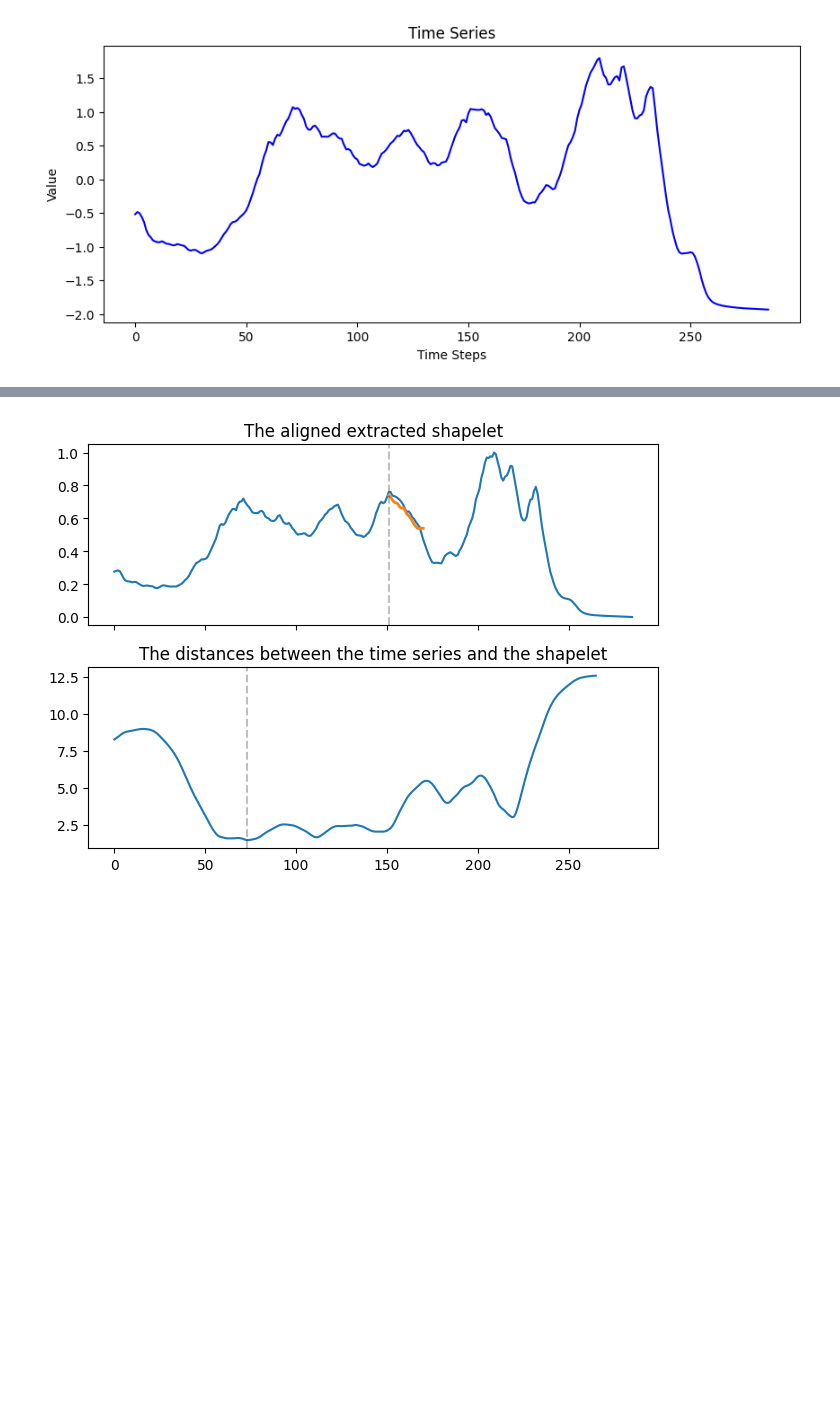
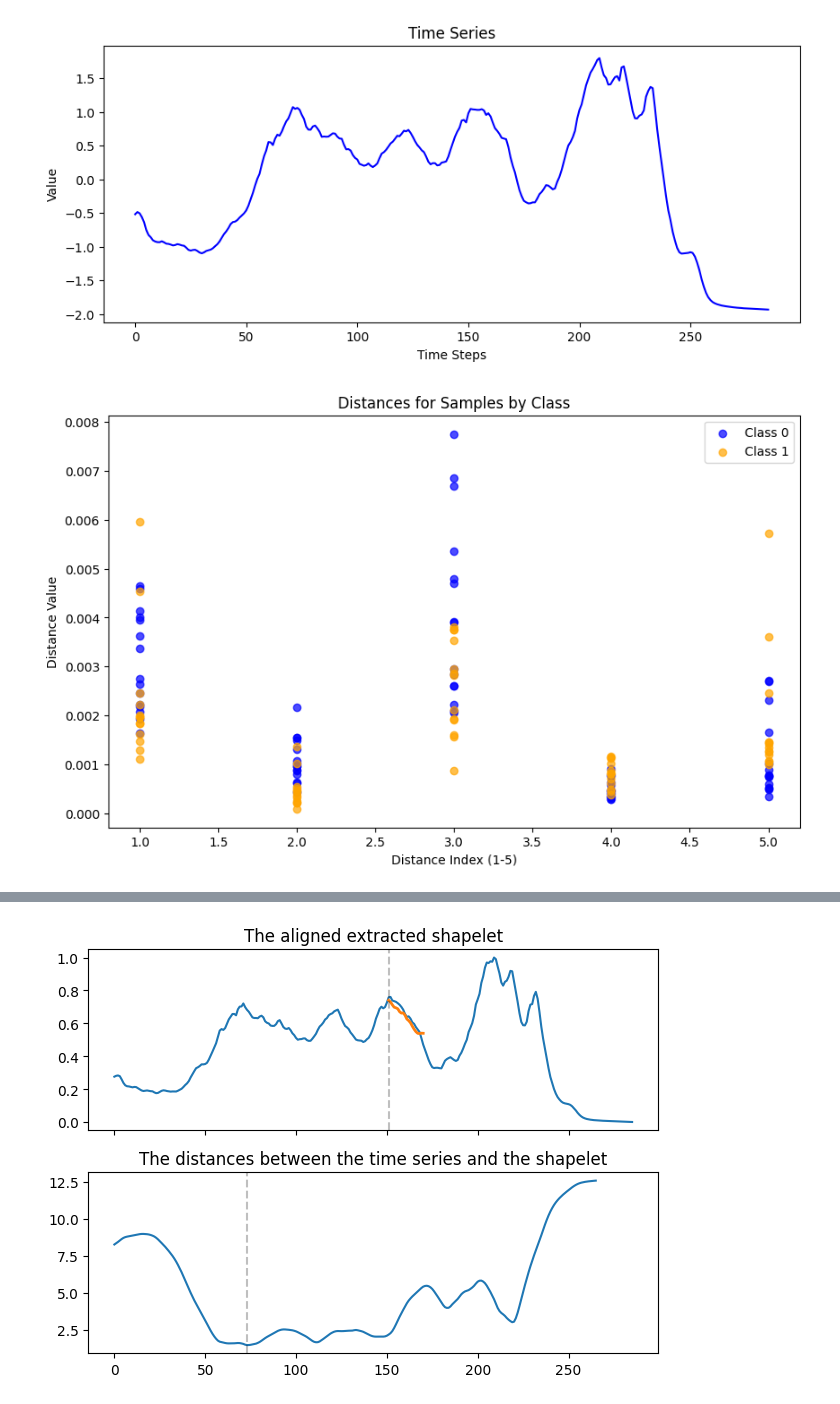
Before and after one commit to FabianWylczoch/XAI-for-Time-Series, a Jupyter notebook: LearningShapelets.ipynb, the cells around one changed output, grey strips where cells are left out. Drawn from its saved outputs; the diff is of its cells as text; code cells hidden in the pictures; blank space fills up the shorter version.

```diff
--- a/LearningShapelets.ipynb
+++ b/LearningShapelets.ipynb
@@ -63,3 +63,41 @@ plot_ts(shapelets[0])
 plot_ts(train_x[0])
 # %% [output]
 [figure]
+# %%
+distances = model.transform(test_x_scaled)
+# %%
+distances_with_label = []
+for i in range(len(distances)):
+    distances_with_label.append([distances[i], test_y[i]])
+# %%
+# Prepare data for plotting
+x = np.arange(1, 6)  # x-axis (1 to 5 for distances)
+class_0_distances = [sample[0] for sample in distances_with_label if sample[1] == 0]
+class_1_distances = [sample[0] for sample in distances_with_label if sample[1] == 1]
+
+# Plot the data
+plt.figure(figsize=(10, 6))
+
+# Plot class 0
+for distances in class_0_distances:
+    plt.scatter(x, distances, color='blue', alpha=0.7, label='Class 0')
+
+# Plot class 1
+for distances in class_1_distances:
+    plt.scatter(x, distances, color='orange', alpha=0.7, label='Class 1')
+
+# Add legend
+# Prevent duplicate legend entries
+handles, labels = plt.gca().get_legend_handles_labels()
+by_label = dict(zip(labels, handles))
+plt.legend(by_label.values(), by_label.keys())
+
+# Customize plot
+plt.title("Distances for Samples by Class")
+plt.xlabel("Distance Index (1-5)")
+plt.ylabel("Distance Value")
+
+# Show plot
+plt.show()
+# %% [output]
+[figure, added]
```
Also changed, not shown: parts of 4 cells of this notebook.
